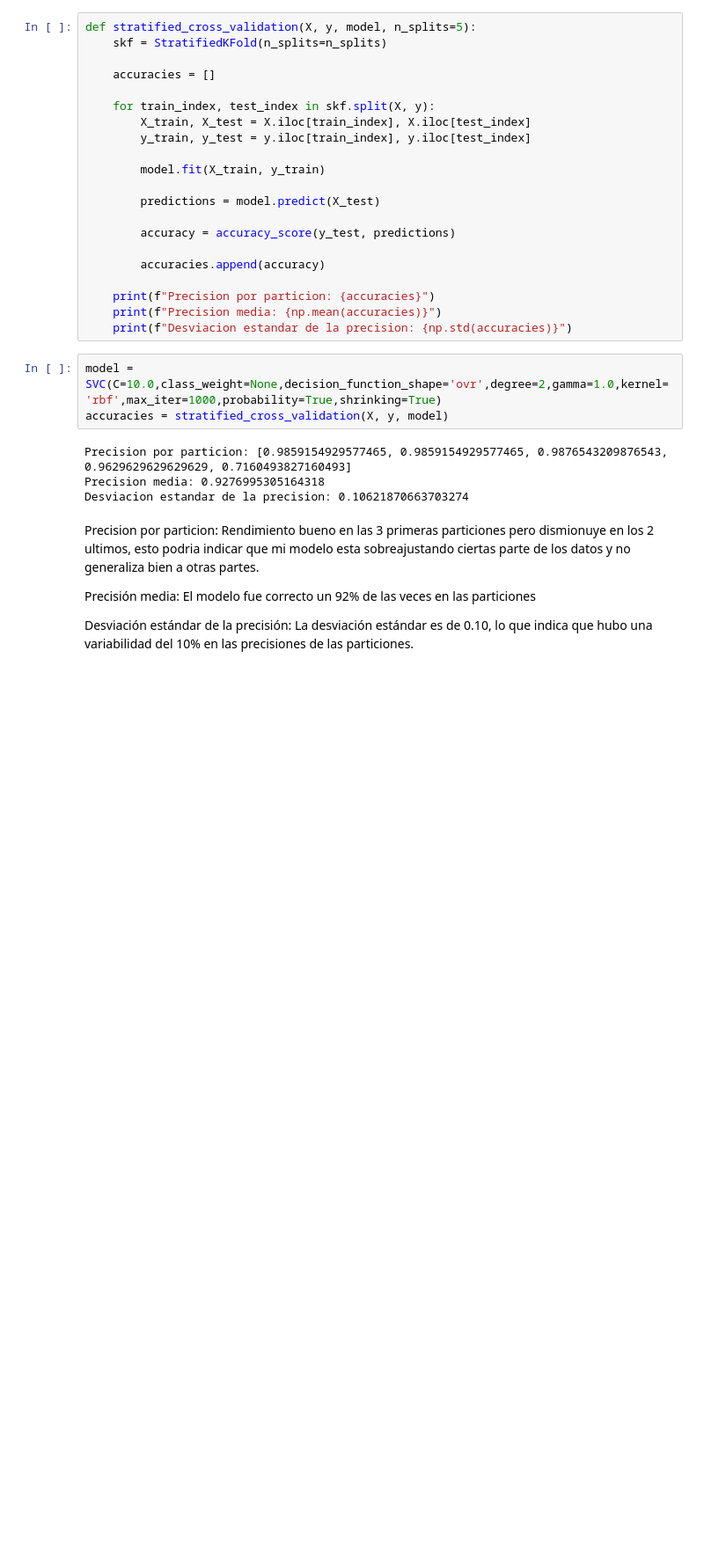
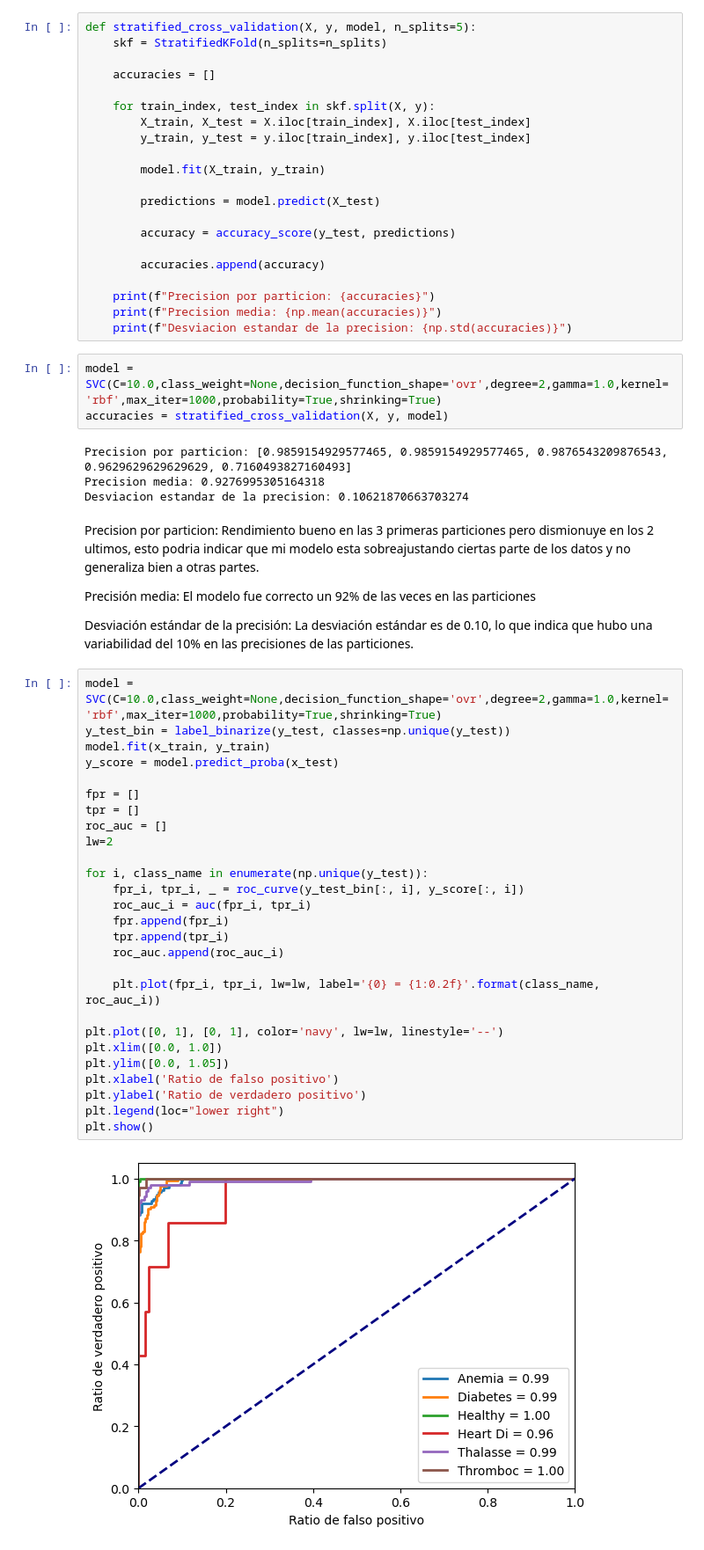
Before and after one commit to Vuztulk/Analisis-Enfermedades-mediante-ML, a Jupyter notebook: SVM.ipynb, the cells around one changed output. Shown: that part at 88% size. Drawn from its saved outputs; the diff is of its cells as text; blank space fills up the shorter version.

```diff
--- a/SVM.ipynb
+++ b/SVM.ipynb
@@ -244,3 +244,32 @@ Precision por particion: Rendimiento bueno en las 3 primeras particiones pero di
 Precisión media: El modelo fue correcto un 92% de las veces en las particiones
 
 Desviación estándar de la precisión: La desviación estándar es de 0.10, lo que indica que hubo una variabilidad del 10% en las precisiones de las particiones.
+# %%
+model = SVC(C=10.0,class_weight=None,decision_function_shape='ovr',degree=2,gamma=1.0,kernel='rbf',max_iter=1000,probability=True,shrinking=True)
+y_test_bin = label_binarize(y_test, classes=np.unique(y_test))
+model.fit(x_train, y_train)
+y_score = model.predict_proba(x_test)
+
+fpr = []
+tpr = []
+roc_auc = []
+lw=2
+
+for i, class_name in enumerate(np.unique(y_test)):
+    fpr_i, tpr_i, _ = roc_curve(y_test_bin[:, i], y_score[:, i])
+    roc_auc_i = auc(fpr_i, tpr_i)
+    fpr.append(fpr_i)
+    tpr.append(tpr_i)
+    roc_auc.append(roc_auc_i)
+
+    plt.plot(fpr_i, tpr_i, lw=lw, label='{0} = {1:0.2f}'.format(class_name, roc_auc_i))
+
+plt.plot([0, 1], [0, 1], color='navy', lw=lw, linestyle='--')
+plt.xlim([0.0, 1.0])
+plt.ylim([0.0, 1.05])
+plt.xlabel('Ratio de falso positivo')
+plt.ylabel('Ratio de verdadero positivo')
+plt.legend(loc="lower right")
+plt.show()
+# %% [output]
+[figure, added]
```
Also changed, not shown: parts of 2 cells of this notebook.
